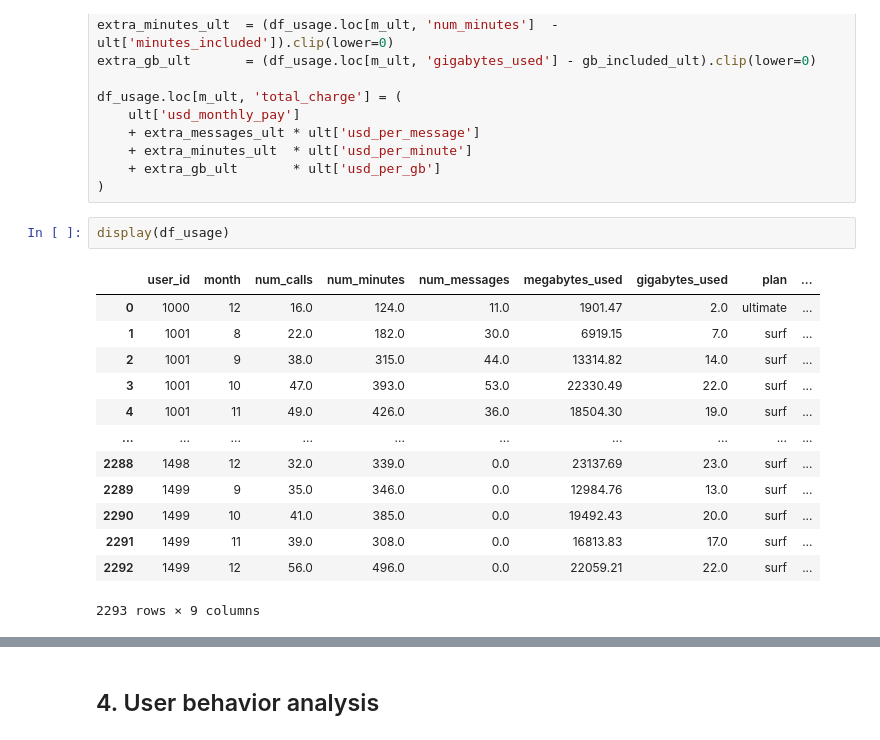
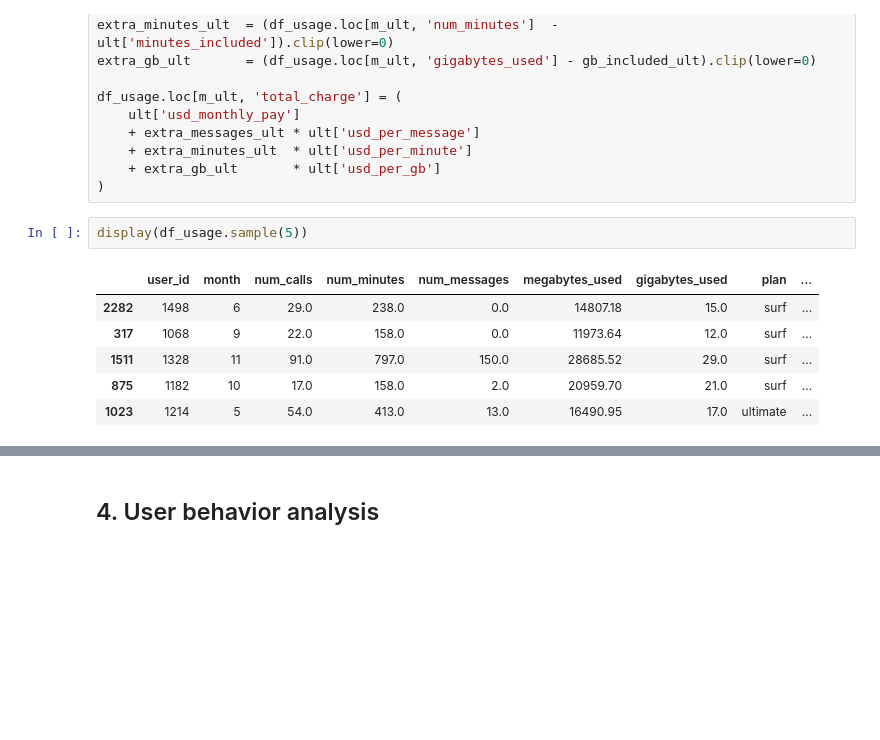
Before and after one commit to marcofrancohalsey/telecom-prepaid-plan-revenue-analysis, a Jupyter notebook: telecom_revenue_analysis.ipynb, the cells around one changed output, grey strips where cells are left out. Cells and saved outputs as stored; diff of their text form; blank space fills up the shorter version.

```diff
--- a/telecom_revenue_analysis.ipynb
+++ b/telecom_revenue_analysis.ipynb
@@ -696,19 +606,12 @@ df_usage.loc[m_ult, 'total_charge'] = (
     + extra_gb_ult       * ult['usd_per_gb']
 )
 # %%
-display(df_usage)
+display(df_usage.sample(5))
 # %% [output]
 |  | user_id | month | num_calls | num_minutes | num_messages | megabytes_used | gigabytes_used | plan | ... |
-| 0 | 1000 | 12 | 16.0 | 124.0 | 11.0 | 1901.47 | 2.0 | ultimate | ... |
-| 1 | 1001 | 8 | 22.0 | 182.0 | 30.0 | 6919.15 | 7.0 | surf | ... |
-| 2 | 1001 | 9 | 38.0 | 315.0 | 44.0 | 13314.82 | 14.0 | surf | ... |
-| 3 | 1001 | 10 | 47.0 | 393.0 | 53.0 | 22330.49 | 22.0 | surf | ... |
-| 4 | 1001 | 11 | 49.0 | 426.0 | 36.0 | 18504.30 | 19.0 | surf | ... |
-| ... | ... | ... | ... | ... | ... | ... | ... | ... | ... |
-| 2288 | 1498 | 12 | 32.0 | 339.0 | 0.0 | 23137.69 | 23.0 | surf | ... |
-| 2289 | 1499 | 9 | 35.0 | 346.0 | 0.0 | 12984.76 | 13.0 | surf | ... |
-| 2290 | 1499 | 10 | 41.0 | 385.0 | 0.0 | 19492.43 | 20.0 | surf | ... |
-| 2291 | 1499 | 11 | 39.0 | 308.0 | 0.0 | 16813.83 | 17.0 | surf | ... |
-| 2292 | 1499 | 12 | 56.0 | 496.0 | 0.0 | 22059.21 | 22.0 | surf | ... |
+| 2282 | 1498 | 6 | 29.0 | 238.0 | 0.0 | 14807.18 | 15.0 | surf | ... |
+| 317 | 1068 | 9 | 22.0 | 158.0 | 0.0 | 11973.64 | 12.0 | surf | ... |
+| 1511 | 1328 | 11 | 91.0 | 797.0 | 150.0 | 28685.52 | 29.0 | surf | ... |
+| 875 | 1182 | 10 | 17.0 | 158.0 | 2.0 | 20959.70 | 21.0 | surf | ... |
+| 1023 | 1214 | 5 | 54.0 | 413.0 | 13.0 | 16490.95 | 17.0 | ultimate | ... |
-2293 rows × 9 columns
 # %%
```
Also changed, not shown: parts of 31 cells of this notebook.
